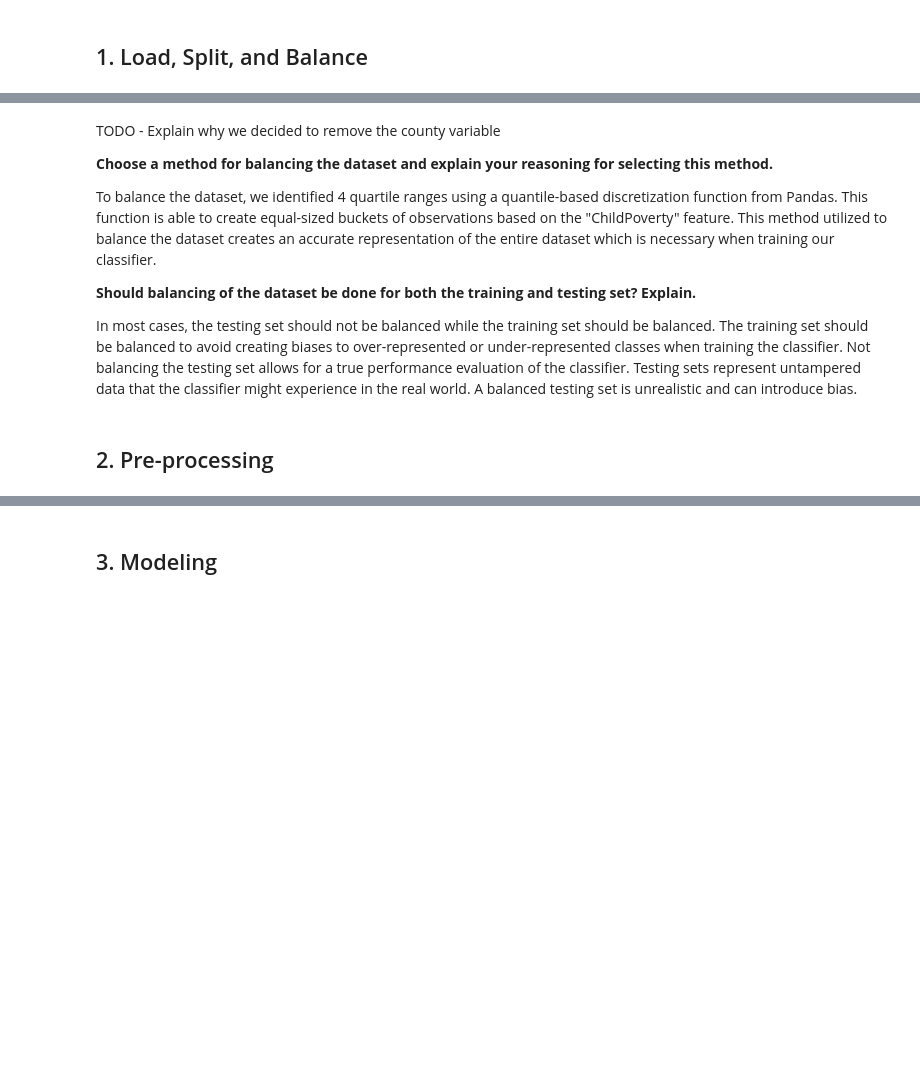
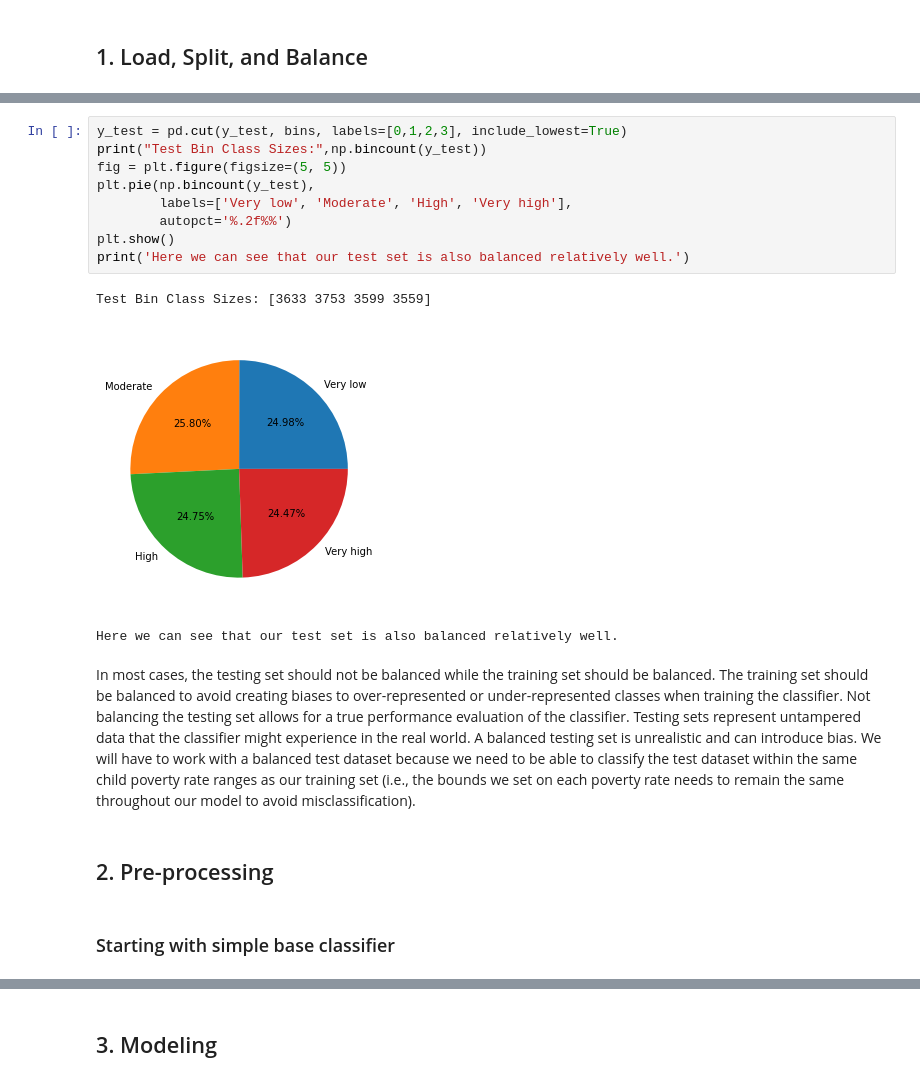
Before and after one commit to kirkwat/machine-learning, a Jupyter notebook: lab4/kirk.ipynb, the cells around one changed output, grey strips where cells are left out. Cells and saved outputs as stored; diff of their text form; blank space fills up the shorter version.

Commit message:
finish part 2, just need to discuss results

```diff
--- a/lab4/kirk.ipynb
+++ b/lab4/kirk.ipynb
@@ -57,12 +91,19 @@ Test Bin Class Sizes: [3633 3753 3599 3559]
+# %%
+y_test = pd.cut(y_test, bins, labels=[0,1,2,3], include_lowest=True)
+print("Test Bin Class Sizes:",np.bincount(y_test))
+fig = plt.figure(figsize=(5, 5))
+plt.pie(np.bincount(y_test),
+        labels=['Very low', 'Moderate', 'High', 'Very high'],
+        autopct='%.2f%%')
+plt.show()
+print('Here we can see that our test set is also balanced relatively well.')
+# %% [output]
+Test Bin Class Sizes: [3633 3753 3599 3559]
+[figure, added]
+Here we can see that our test set is also balanced relatively well.
 # %% [markdown]
-TODO - Explain why we decided to remove the county variable
-
-**Choose a method for balancing the dataset and explain your reasoning for selecting this method.**
-
-To balance the dataset, we identified 4 quartile ranges using a quantile-based discretization function from Pandas. This function is able to create equal-sized buckets of observations based on the "ChildPoverty" feature. This method utilized to balance the dataset creates an accurate representation of the entire dataset which is necessary when training our classifier.
-
-**Should balancing of the dataset be done for both the training and testing set? Explain.**
-
-In most cases, the testing set should not be balanced while the training set should be balanced. The training set should be balanced to avoid creating biases to over-represented or under-represented classes when training the classifier. Not balancing the testing set allows for a true performance evaluation of the classifier. Testing sets represent untampered data that the classifier might experience in the real world. A balanced testing set is unrealistic and can introduce bias.
+In most cases, the testing set should not be balanced while the training set should be balanced. The training set should be balanced to avoid creating biases to over-represented or under-represented classes when training the classifier. Not balancing the testing set allows for a true performance evaluation of the classifier. Testing sets represent untampered data that the classifier might experience in the real world. A balanced testing set is unrealistic and can introduce bias. We will have to work with a balanced test dataset because we need to be able to classify the test dataset within the same child poverty rate ranges as our training set (i.e., the bounds we set on each poverty rate needs to remain the same throughout our model to avoid misclassification).
 # %% [markdown]
 ## 2. Pre-processing
+# %% [markdown]
+### Starting with simple base classifier
```
Also changed, not shown: parts of 24 cells of this notebook.
